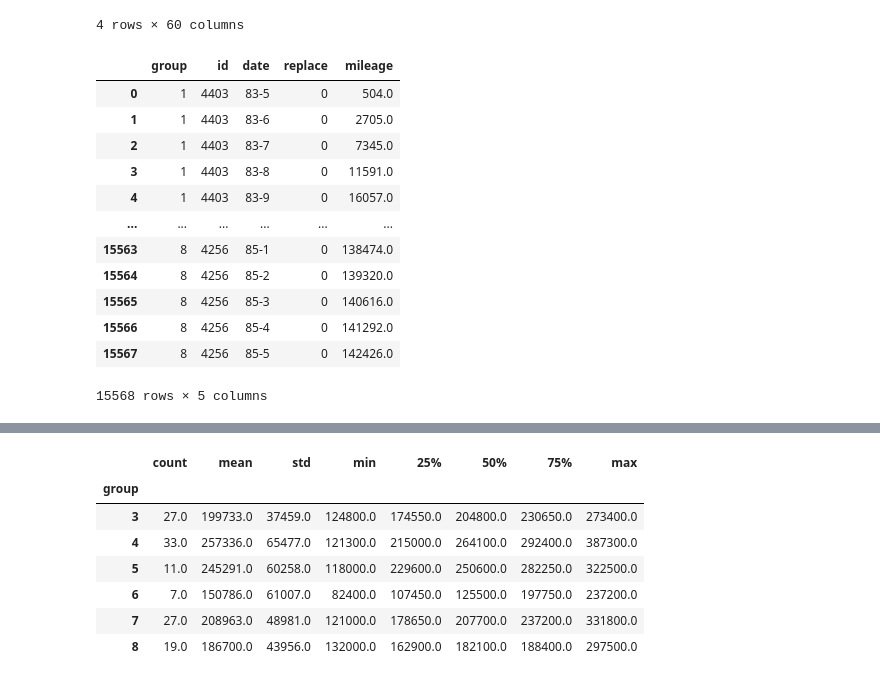
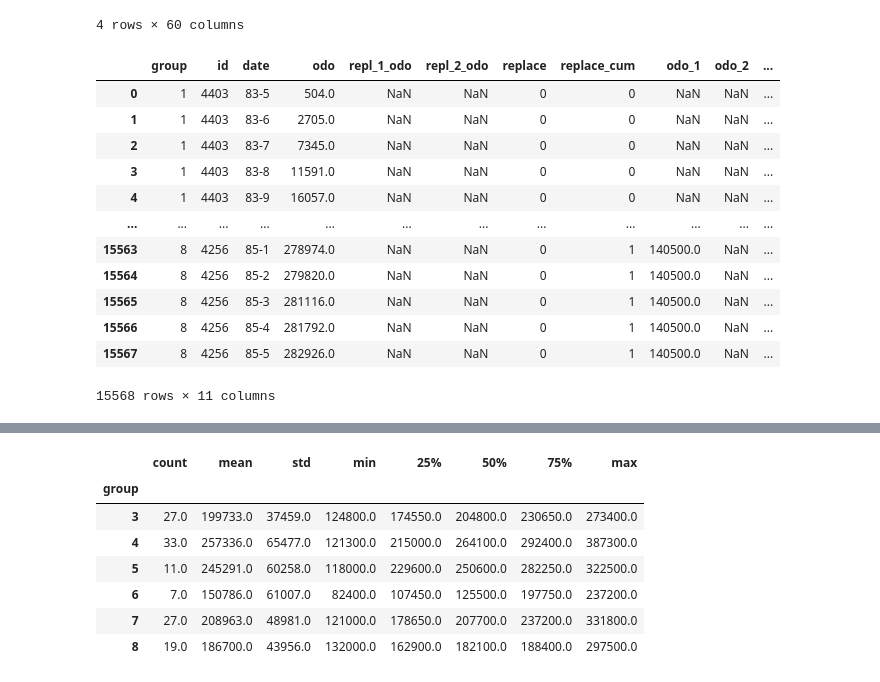
Before and after one commit to eurobae/structural-kr, a Jupyter notebook: 05-NFXP.ipynb, the cells around one changed output, grey strips where cells are left out. Cells and saved outputs as stored; diff of their text form; code cells hidden in the pictures.

```diff
--- a/05-NFXP.ipynb
+++ b/05-NFXP.ipynb
@@ -138,44 +146,44 @@ for g in [g1,g2,g3,g4,g5,g6,g7,g8]:
     tmp = g_ref.groupby("id").repl_1_odo.max().to_frame("odo_1").reset_index()
     g_ref = pd.merge(g_ref, tmp, how="outer")
     tmp = g_ref.groupby("id").repl_2_odo.max().to_frame("odo_2").reset_index()
     g_ref = pd.merge(g_ref, tmp, how="outer")
 
     def x_ref(row):
         if row["replace"]==1 and row["replace_cum"]==1:
             return row["repl_1_odo"]
         elif row["replace"]==1 and row["replace_cum"]==2:
             return row["repl_2_odo"] - row["odo_1"]
         elif row["replace"]==0 and row["replace_cum"]==0:
             return row["odo"]
         elif row["replace"]==0 and row["replace_cum"]==1:
             return row["odo"] - row["odo_1"]
         elif row["replace"]==0 and row["replace_cum"]==2:
             return row["odo"] - row["odo_2"]
     g_ref["mileage"] = g_ref.apply(x_ref, axis=1)
 
     # 불필요한 변수 제거
-    g_ref.drop(columns=["odo","repl_1_odo","repl_2_odo","replace_cum","odo_1","odo_2"], inplace=True)
+    #g_ref.drop(columns=["odo","repl_1_odo","repl_2_odo","replace_cum","odo_1","odo_2"], inplace=True)
 
     # concat
     if data is None:
         data = g_ref
     else:
         data = pd.concat([data, g_ref]).reset_index(drop=True)
 
     g_id += 1
 
 data
 # %% [output]
-|  | group | id | date | replace | mileage |
-| 0 | 1 | 4403 | 83-5 | 0 | 504.0 |
-| 1 | 1 | 4403 | 83-6 | 0 | 2705.0 |
-| 2 | 1 | 4403 | 83-7 | 0 | 7345.0 |
-| 3 | 1 | 4403 | 83-8 | 0 | 11591.0 |
-| 4 | 1 | 4403 | 83-9 | 0 | 16057.0 |
-| ... | ... | ... | ... | ... | ... |
-| 15563 | 8 | 4256 | 85-1 | 0 | 138474.0 |
-| 15564 | 8 | 4256 | 85-2 | 0 | 139320.0 |
-| 15565 | 8 | 4256 | 85-3 | 0 | 140616.0 |
-| 15566 | 8 | 4256 | 85-4 | 0 | 141292.0 |
-| 15567 | 8 | 4256 | 85-5 | 0 | 142426.0 |
+|  | group | id | date | odo | repl_1_odo | repl_2_odo | replace | replace_cum | odo_1 | odo_2 | ... |
+| 0 | 1 | 4403 | 83-5 | 504.0 | NaN | NaN | 0 | 0 | NaN | NaN | ... |
+| 1 | 1 | 4403 | 83-6 | 2705.0 | NaN | NaN | 0 | 0 | NaN | NaN | ... |
+| 2 | 1 | 4403 | 83-7 | 7345.0 | NaN | NaN | 0 | 0 | NaN | NaN | ... |
+| 3 | 1 | 4403 | 83-8 | 11591.0 | NaN | NaN | 0 | 0 | NaN | NaN | ... |
+| 4 | 1 | 4403 | 83-9 | 16057.0 | NaN | NaN | 0 | 0 | NaN | NaN | ... |
+| ... | ... | ... | ... | ... | ... | ... | ... | ... | ... | ... | ... |
+| 15563 | 8 | 4256 | 85-1 | 278974.0 | NaN | NaN | 0 | 1 | 140500.0 | NaN | ... |
+| 15564 | 8 | 4256 | 85-2 | 279820.0 | NaN | NaN | 0 | 1 | 140500.0 | NaN | ... |
+| 15565 | 8 | 4256 | 85-3 | 281116.0 | NaN | NaN | 0 | 1 | 140500.0 | NaN | ... |
+| 15566 | 8 | 4256 | 85-4 | 281792.0 | NaN | NaN | 0 | 1 | 140500.0 | NaN | ... |
+| 15567 | 8 | 4256 | 85-5 | 282926.0 | NaN | NaN | 0 | 1 | 140500.0 | NaN | ... |
-15568 rows × 5 columns
+15568 rows × 11 columns
```
Also changed, not shown: parts of 14 cells of this notebook.
